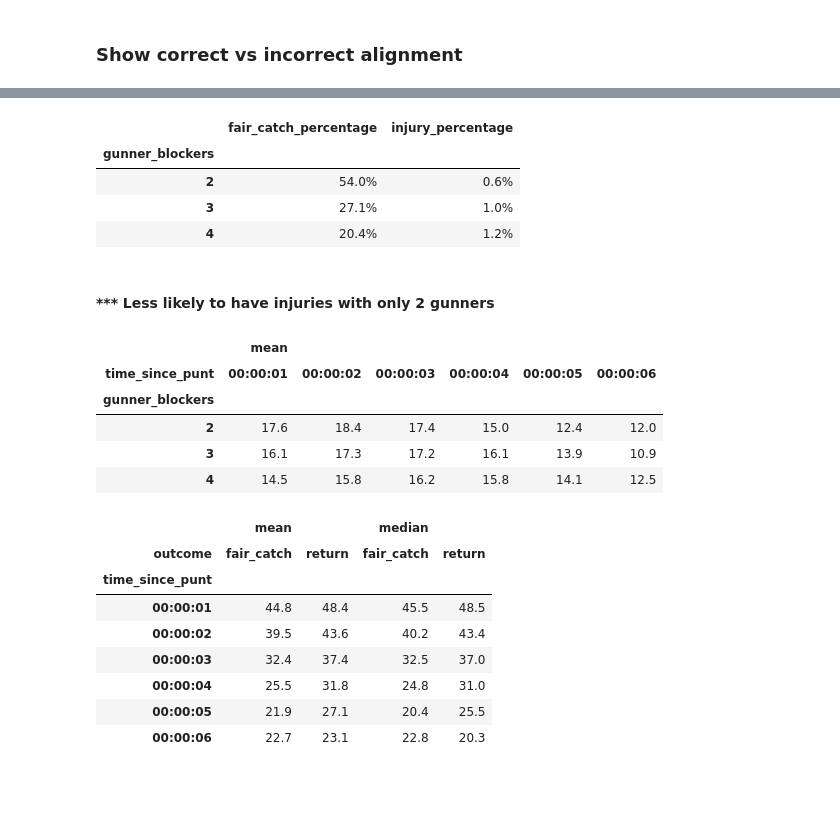
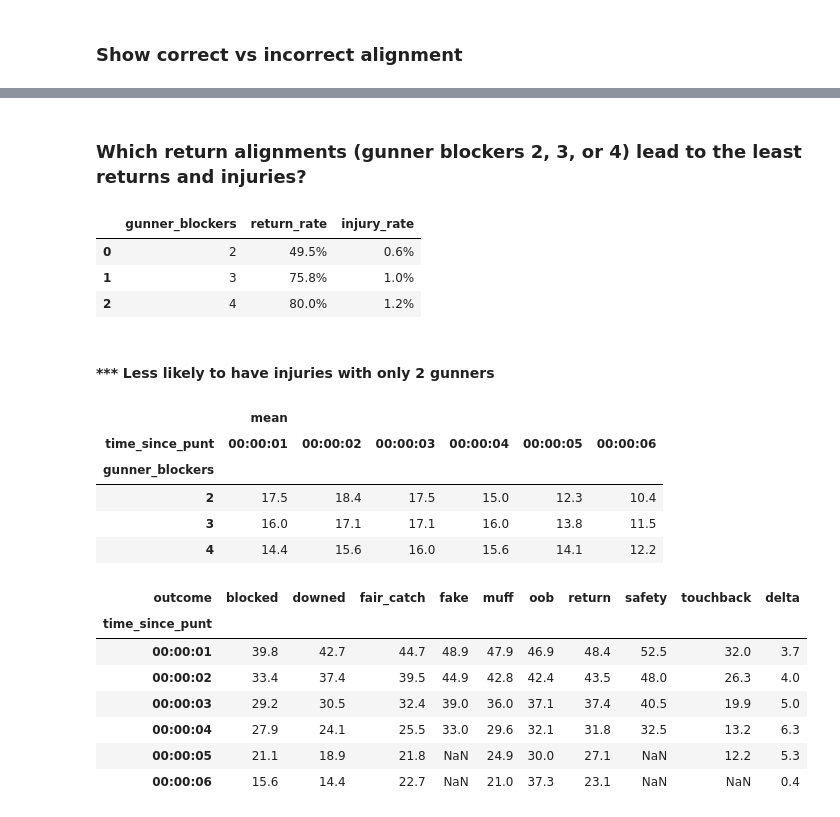
Before and after one commit to mtodisco10/nfl-punt-analytics, a Jupyter notebook: nfl_punt_script.ipynb, the cells around one changed output, grey strips where cells are left out. Saved outputs shown, nothing was run; the diff lists cells and outputs as text; code cells hidden in the pictures; blank space fills up the shorter version.

```diff
--- a/nfl_punt_script.ipynb
+++ b/nfl_punt_script.ipynb
@@ -604,11 +644,31 @@ cov_ret_injury
-# %%
-#Concatenate two dataframes for the summary slides
-pd.concat([cov_ret_injury, cov_ret_outcome], axis = 1)[['fair_catch_percentage', 'injury_percentage']]
-# %% [output]
-|  | fair_catch_percentage | injury_percentage |
-| gunner_blockers |  |  |
-| 2 | 54.0% | 0.6% |
-| 3 | 27.1% | 1.0% |
-| 4 | 20.4% | 1.2% |
+# %% [markdown]
+### Which return alignments (gunner blockers 2, 3, or 4) lead to the least returns and injuries?
+# %%
+cov_ret_count = cov_ret_df.groupby('gunner_blockers', \
+                                     as_index=False)['PlayID'].agg({"play_count": pd.Series.nunique})
+
+cov_ret_returns = cov_ret_df.loc[cov_ret_df.outcome == 'return'].groupby('gunner_blockers', \
+                                     as_index=False)['PlayID'].agg({"return_count": pd.Series.nunique})
+
+cov_ret_merged = cov_ret_count.merge(cov_ret_returns)
+
+cov_ret_merged['return_rate'] = (cov_ret_merged['return_count'] /
+                                 cov_ret_merged['play_count'] * 100).round(1).astype(str) + '%'
+
+# We can look at the same ratios by alignment but with injuries
+cov_ret_injury = cov_ret_df.loc[cov_ret_df.injury == 1].groupby('gunner_blockers', \
+                                     as_index=False)['PlayID'].agg({"injury_count": pd.Series.nunique})
+
+cov_ret_merged = cov_ret_merged.merge(cov_ret_injury)
+
+cov_ret_merged['injury_rate'] = (cov_ret_merged['injury_count'] /
+                                 cov_ret_merged['play_count'] * 100).round(1).astype(str) + '%'
+
+cov_ret_merged[['gunner_blockers', 'return_rate', 'injury_rate']]
+# %% [output]
+|  | gunner_blockers | return_rate | injury_rate |
+| 0 | 2 | 49.5% | 0.6% |
+| 1 | 3 | 75.8% | 1.0% |
+| 2 | 4 | 80.0% | 1.2% |
 # %% [markdown]
 #### *** Less likely to have injuries with only 2 gunners
@@ -615,30 +680,32 @@ pd.concat([cov_ret_injury, cov_ret_outcome], axis = 1)[['fair_catch_percentage',
 # %%
 #Speed vs Number of Gunner Blockers at each second.
 
-pd.pivot_table(cov_ret_df.loc[(cov_ret_df.cov_Role == 'GR') | (cov_ret_df.cov_Role == 'GL')],
+pd.pivot_table(cov_ret_gun,
                index=['gunner_blockers'], values='cov_speed',
                columns=['time_since_punt'], aggfunc=[np.mean]).round(1)
 # %% [output]
 |  | mean |  |  |  |  |  |
 | time_since_punt | 00:00:01 | 00:00:02 | 00:00:03 | 00:00:04 | 00:00:05 | 00:00:06 |
 | gunner_blockers |  |  |  |  |  |  |
-| 2 | 17.6 | 18.4 | 17.4 | 15.0 | 12.4 | 12.0 |
-| 3 | 16.1 | 17.3 | 17.2 | 16.1 | 13.9 | 10.9 |
-| 4 | 14.5 | 15.8 | 16.2 | 15.8 | 14.1 | 12.5 |
+| 2 | 17.5 | 18.4 | 17.5 | 15.0 | 12.3 | 10.4 |
+| 3 | 16.0 | 17.1 | 17.1 | 16.0 | 13.8 | 11.5 |
+| 4 | 14.4 | 15.6 | 16.0 | 15.6 | 14.1 | 12.2 |
 # %%
 # Average distance for all player at the X second mark.  Return vs Fair Catch
-round(pd.pivot_table(cov_ret_df, values='dis_from_ret',\
-                     index=['time_since_punt'], columns=['outcome'], aggfunc=[np.mean, np.median]), 1)
+all_player_dist = round(pd.pivot_table(cov_ret_df, values='dis_from_ret',\
+                     index=['time_since_punt'], columns=['outcome'], aggfunc=[np.mean]), 1)['mean']
+
+all_player_dist['delta'] = all_player_dist['return'] - all_player_dist['fair_catch']
+all_player_dist
 # %% [output]
-|  | mean |  | median |  |
-| outcome | fair_catch | return | fair_catch | return |
-| time_since_punt |  |  |  |  |
-| 00:00:01 | 44.8 | 48.4 | 45.5 | 48.5 |
-| 00:00:02 | 39.5 | 43.6 | 40.2 | 43.4 |
-| 00:00:03 | 32.4 | 37.4 | 32.5 | 37.0 |
-| 00:00:04 | 25.5 | 31.8 | 24.8 | 31.0 |
-| 00:00:05 | 21.9 | 27.1 | 20.4 | 25.5 |
-| 00:00:06 | 22.7 | 23.1 | 22.8 | 20.3 |
+| outcome | blocked | downed | fair_catch | fake | muff | oob | return | safety | touchback | delta |
+| time_since_punt |  |  |  |  |  |  |  |  |  |  |
+| 00:00:01 | 39.8 | 42.7 | 44.7 | 48.9 | 47.9 | 46.9 | 48.4 | 52.5 | 32.0 | 3.7 |
+| 00:00:02 | 33.4 | 37.4 | 39.5 | 44.9 | 42.8 | 42.4 | 43.5 | 48.0 | 26.3 | 4.0 |
+| 00:00:03 | 29.2 | 30.5 | 32.4 | 39.0 | 36.0 | 37.1 | 37.4 | 40.5 | 19.9 | 5.0 |
+| 00:00:04 | 27.9 | 24.1 | 25.5 | 33.0 | 29.6 | 32.1 | 31.8 | 32.5 | 13.2 | 6.3 |
+| 00:00:05 | 21.1 | 18.9 | 21.8 | NaN | 24.9 | 30.0 | 27.1 | NaN | 12.2 | 5.3 |
+| 00:00:06 | 15.6 | 14.4 | 22.7 | NaN | 21.0 | 37.3 | 23.1 | NaN | NaN | 0.4 |
 # %%
 round(pd.pivot_table(cov_ret_df, values='dis_from_ret',\
                      index=['time_since_punt'], columns=['outcome','gunner_blockers'], aggfunc=np.mean), 1)
```
Also changed, not shown: parts of 129 cells of this notebook.
